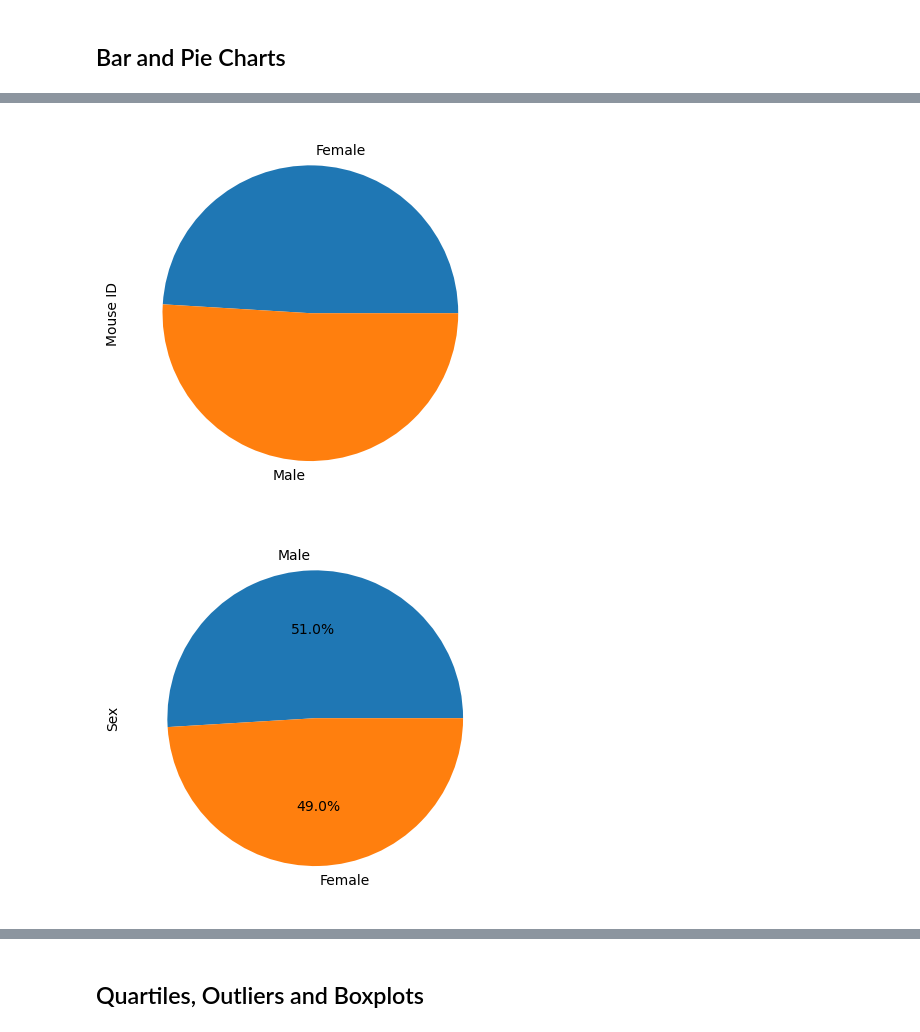
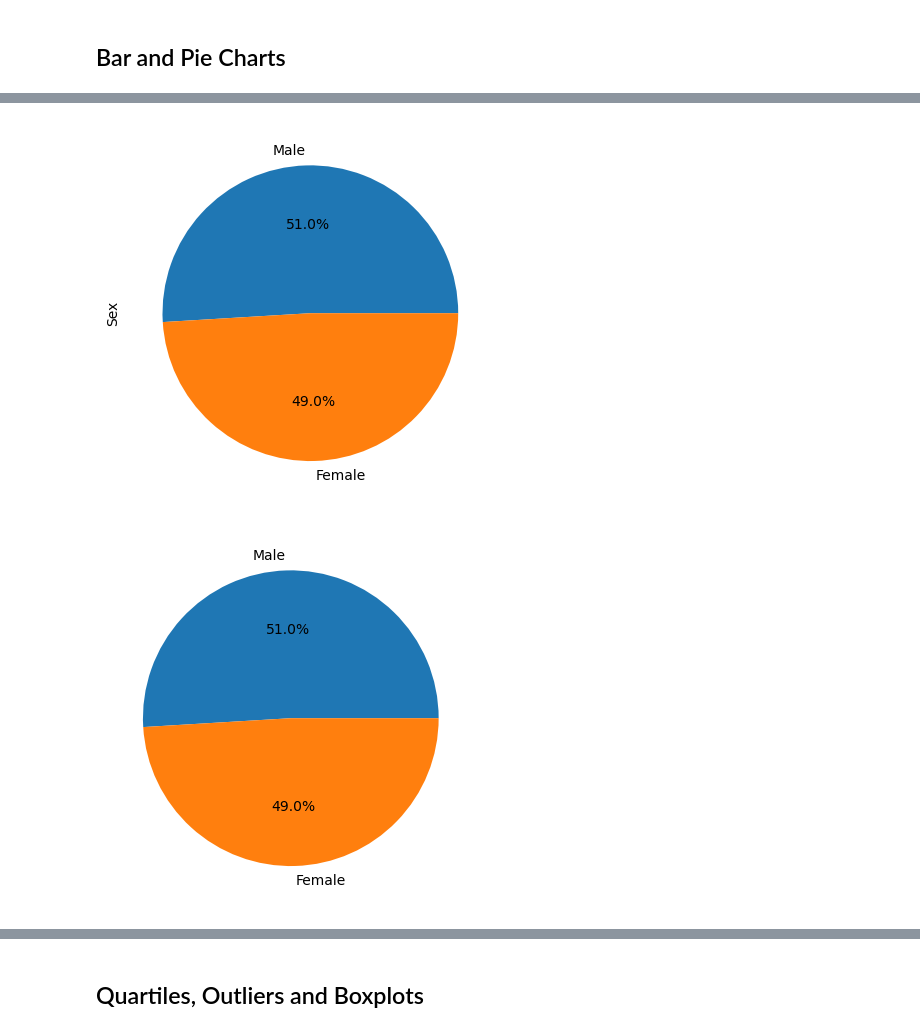
Before and after one commit to reikanger/pymaceuticals, a Jupyter notebook: Pymaceuticals/pymaceuticals.ipynb, the cells around one changed output, grey strips where cells are left out. Cells and saved outputs as stored; diff of their text form; code cells hidden in the pictures.

```diff
--- a/Pymaceuticals/pymaceuticals.ipynb
+++ b/Pymaceuticals/pymaceuticals.ipynb
@@ -6,11 +13,4 @@
 # %%
-# Dependencies and Setup
-import matplotlib.pyplot as plt
-import pandas as pd
-import numpy as np
-import scipy.stats as st
-from pathlib import Path
-
 # Study data files
 mouse_metadata_path = Path("data", "Mouse_metadata.csv")
 study_results_path = Path("data", "Study_results.csv")
@@ -20,10 +20,10 @@ mouse_metadata = pd.read_csv(mouse_metadata_path)
 study_results = pd.read_csv(study_results_path)
 
 # Combine the data into a single DataFrame
-df = pd.merge(study_results, mouse_metadata, how="left", on=["Mouse ID", "Mouse ID"])
+mouse_study_df = pd.merge(study_results, mouse_metadata, how="left", on=["Mouse ID", "Mouse ID"])
 
 # Display the data table for preview
-df.head()
+mouse_study_df.head()
 # %% [output]
 |  | Mouse ID | Timepoint | Tumor Volume (mm3) | Metastatic Sites | Drug Regimen | Sex | Age_months | ... |
 | 0 | b128 | 0 | 45.0 | 0 | Capomulin | Female | 9 | ... |
@@ -70,7 +70,7 @@ df[df['Mouse ID'].str.fullmatch('g989')]
 | 1592 | g989 | 35 | 62.570880 | 2 | Propriva | Female | 21 | ... |
 # %%
 # Create a clean DataFrame by dropping the duplicate mouse by its ID.
-clean_df = df.loc[~df['Mouse ID'].str.fullmatch('g989')]
+clean_df = mouse_study_df.loc[~mouse_study_df['Mouse ID'].str.fullmatch('g989')]
 clean_df.head()
 # %% [output]
 |  | Mouse ID | Timepoint | Tumor Volume (mm3) | Metastatic Sites | Drug Regimen | Sex | Age_months | ... |
@@ -169,13 +161,20 @@ plt.show()
 # Generate a pie plot showing the distribution of female versus male mice using Pandas
 sexes = list(clean_df['Sex'].unique())
 sex_group = clean_df.groupby('Sex')
-mice_count = sex_group['Mouse ID'].count()
+mice_count = sex_group['Sex'].count().sort_values(ascending=False)
 
-mice_count.plot.pie(x=mice_count)
+mice_count.plot.pie(x=mice_count, autopct="%1.1f%%")
 plt.show()
 # %% [output]
-[figure, old version]
+[figure, new version]
 # %%
-# Generate a pie plot showing the distribution of female versus male mice using Pandas
+# Generate a pie plot showing the distribution of female versus male mice using pyplot
+sexes = list(clean_df['Sex'].unique())
+sex_group = clean_df.groupby('Sex')
+mice_count = sex_group['Sex'].count().sort_values(ascending=False)
+labels = ['Male', 'Female']
+
+plt.pie(mice_count, labels=labels, autopct='%1.1f%%')
+plt.show()
 # %% [output]
-[figure, old version]
+[figure, new version]
```
Also changed, not shown: parts of 21 cells of this notebook.
